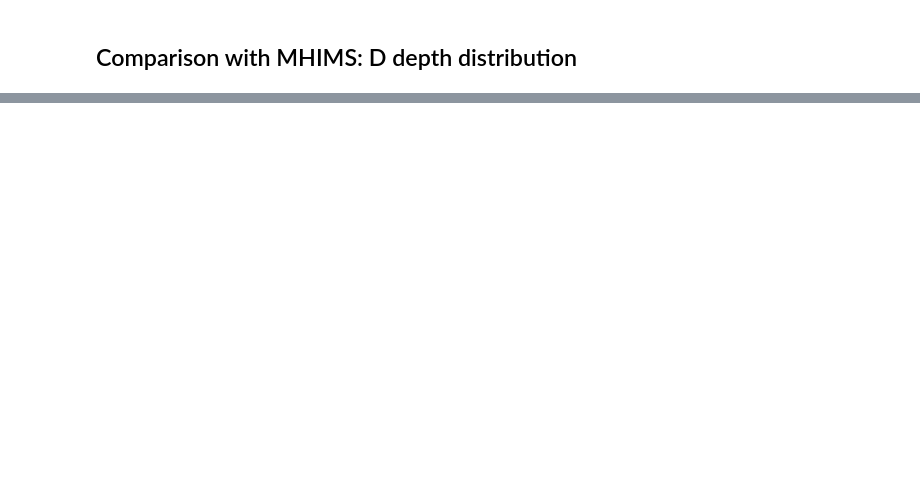
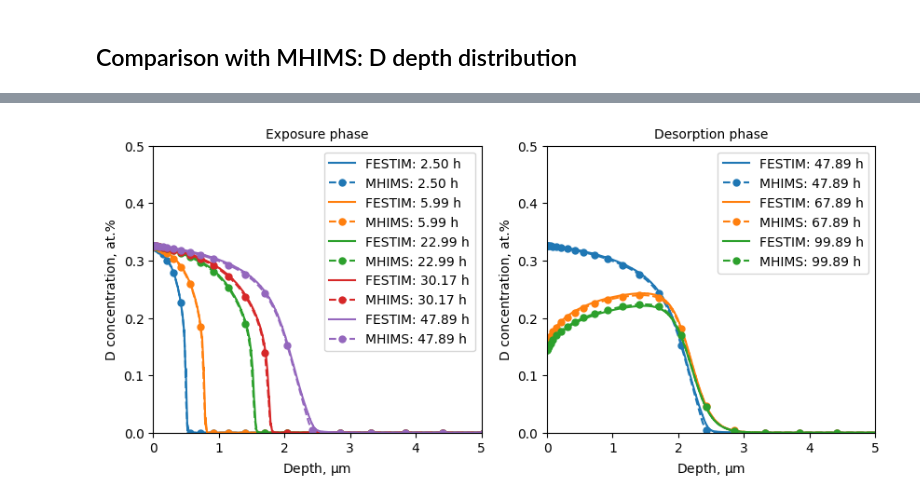
Before and after one commit to KulaginVladimir/FESTIM-SurfaceKinetics-Validation, a Jupyter notebook: D_damagedW/D_damagedW.ipynb, the cells around one changed output, grey strips where cells are left out. Saved outputs shown, nothing was run; the diff lists cells and outputs as text; code cells hidden in the pictures; blank space fills up the shorter version.

```diff
--- a/D_damagedW/D_damagedW.ipynb
+++ b/D_damagedW/D_damagedW.ipynb
@@ -350,0 +330,85 @@ plt.show()
+# %%
+fig, ax = plt.subplots(1, 2, figsize=(10, 4))
+
+FESTIM_profiles = np.genfromtxt("./FESTIM_sim.txt", names=True, delimiter=",")
+MHIMS_profiles = np.loadtxt(
+    "./reference_data/MHIMS_profiles.csv", delimiter=",", skiprows=1
+)
+mhims_plot_kwargs = {
+    "ls": "dashed",
+    "marker": "o",
+    "ms": 5,
+    "markevery": 8
+}
+
+for i, t in enumerate(export_times):
+    x = FESTIM_profiles["x"]
+    y = FESTIM_profiles[f"t{t:.2e}s".replace(".", "").replace("+", "")]
+    # order y by x
+    x, y = zip(*sorted(zip(x, y)))
+
+    if i < 4:
+        (l1,) = ax[0].plot(
+            np.array(x) / 1e-6,
+            np.array(y) / rho_W * 100,
+            label=f"FESTIM: {t/3600:.2f} h",
+        )
+        ax[0].plot(
+            MHIMS_profiles[:, 0],
+            MHIMS_profiles[:, i + 1],
+            color=l1.get_color(),
+            label=f"MHIMS: {t/3600:.2f} h",
+            **mhims_plot_kwargs
+        )
+
+    elif i == 4:
+        (l1,) = ax[0].plot(
+            np.array(x) / 1e-6,
+            np.array(y) / rho_W * 100,
+            label=f"FESTIM: {t/3600:.2f} h",
+        )
+        (l2,) = ax[1].plot(
+            np.array(x) / 1e-6,
+            np.array(y) / rho_W * 100,
+            label=f"FESTIM: {t/3600:.2f} h",
+        )
+        ax[0].plot(
+            MHIMS_profiles[:, 0],
+            MHIMS_profiles[:, i + 1],
+            color=l1.get_color(),
+            label=f"MHIMS: {t/3600:.2f} h",
+            **mhims_plot_kwargs
+        )
+        ax[1].plot(
+            MHIMS_profiles[:, 0],
+            MHIMS_profiles[:, i + 1],
+            color=l2.get_color(),
+            label=f"MHIMS: {t/3600:.2f} h",
+            **mhims_plot_kwargs
+        )
+    else:
+        (l1,) = ax[1].plot(
+            np.array(x) / 1e-6,
+            np.array(y) / rho_W * 100,
+            label=f"FESTIM: {t/3600:.2f} h",
+        )
+        ax[1].plot(
+            MHIMS_profiles[:, 0],
+            MHIMS_profiles[:, i + 1],
+            color=l1.get_color(),
+            label=f"MHIMS: {t/3600:.2f} h",
+            **mhims_plot_kwargs
+        )
+
+ax[0].set_title("Exposure phase", fontsize=10)
+ax[1].set_title("Desorption phase", fontsize=10)
+for axis in ax:
+    axis.set_xlim(0, 5)
+    axis.set_ylim(0, 0.5)
+    axis.set_ylabel("D concentration, at.%")
+    axis.set_xlabel(r"Depth, $\mathrm{\mu}$m")
+    axis.legend()
+
+plt.show()
+# %% [output]
+[figure, added]
```
Also changed, not shown: parts of 6 cells of this notebook.
